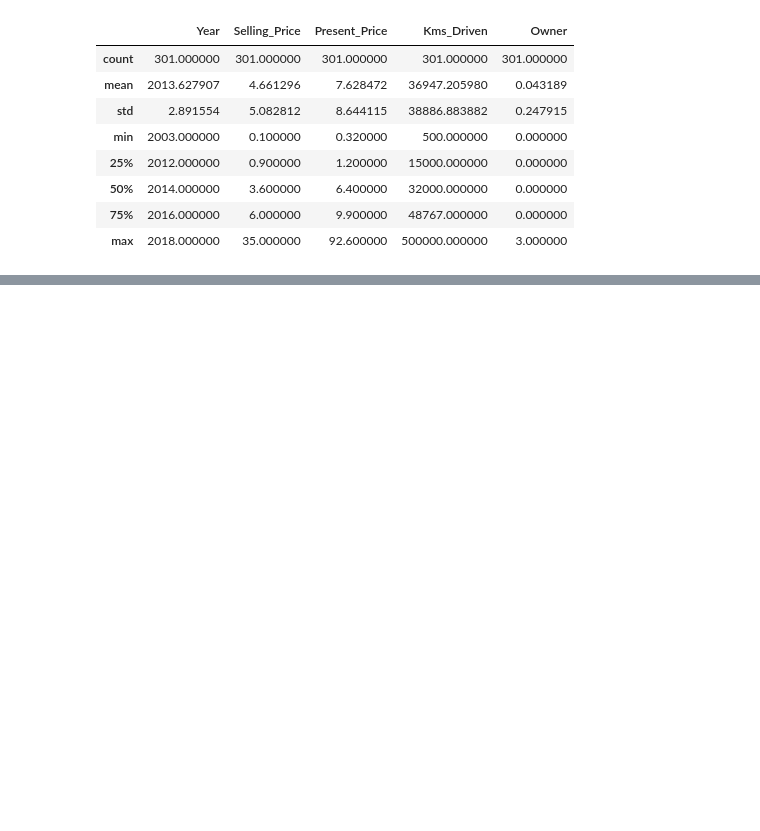
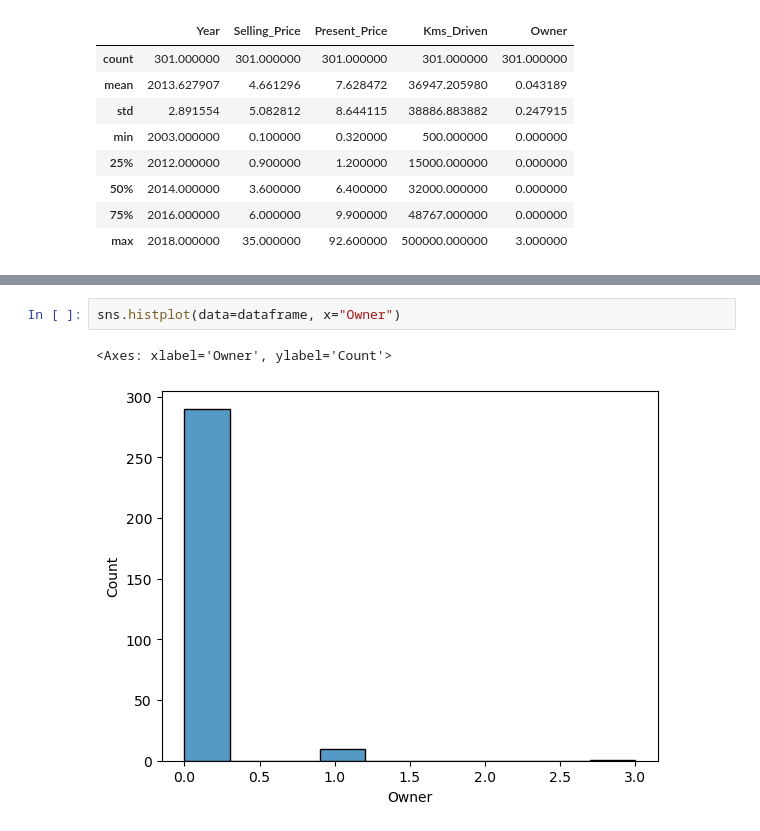
Before and after one commit to alexandre-assad/new-car, a Jupyter notebook: notebooks/exploratory-analysis.ipynb, the cells around one changed output, grey strips where cells are left out. Saved outputs shown, nothing was run; the diff lists cells and outputs as text; blank space fills up the shorter version.

```diff
--- a/notebooks/exploratory-analysis.ipynb
+++ b/notebooks/exploratory-analysis.ipynb
@@ -51,0 +66,5 @@ dataframe.describe()
+# %%
+sns.histplot(data=dataframe, x="Owner")
+# %% [output]
+<Axes: xlabel='Owner', ylabel='Count'>
+[figure, added]
```
Also changed, not shown: parts of 9 cells of this notebook.
